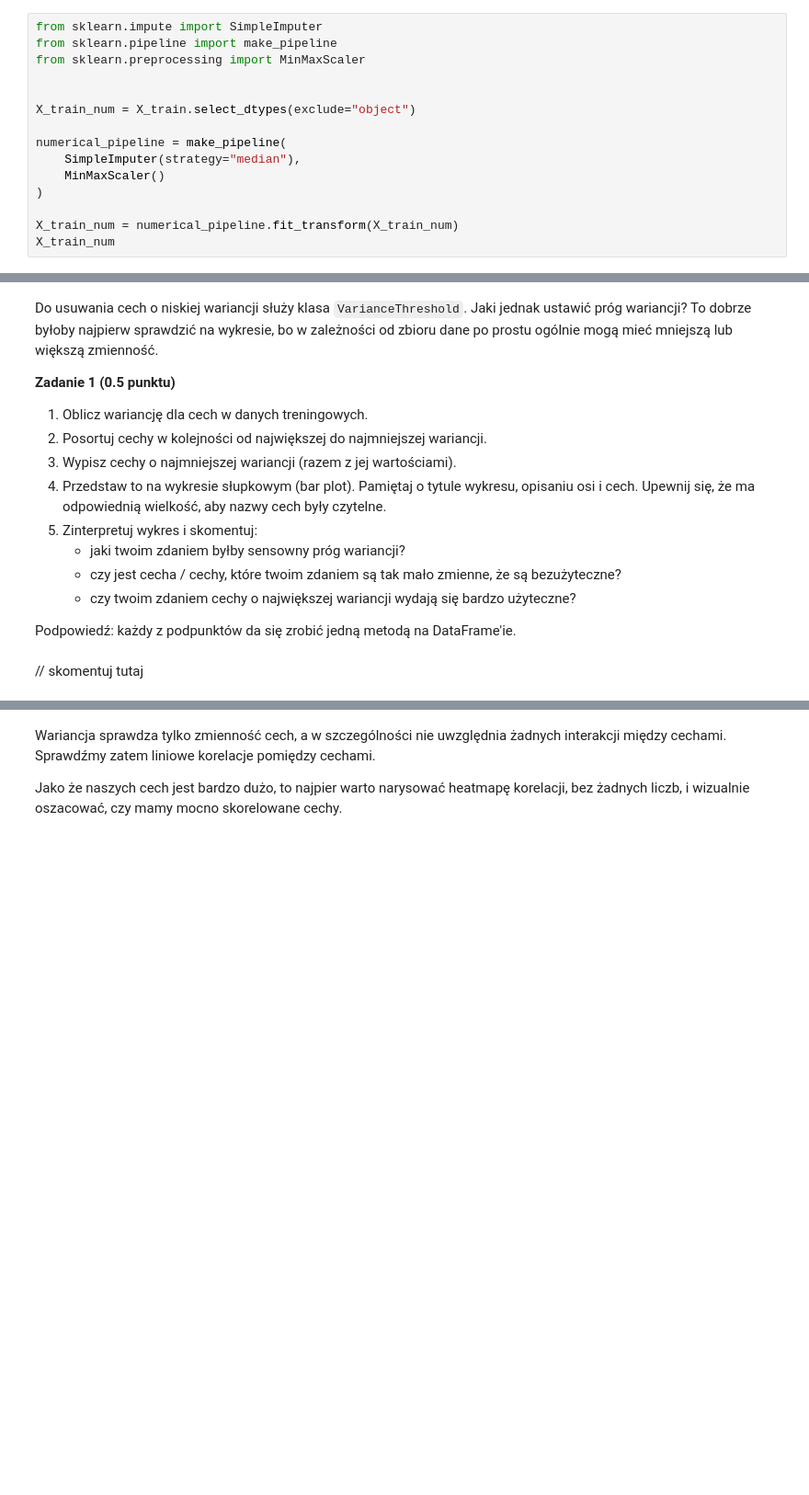
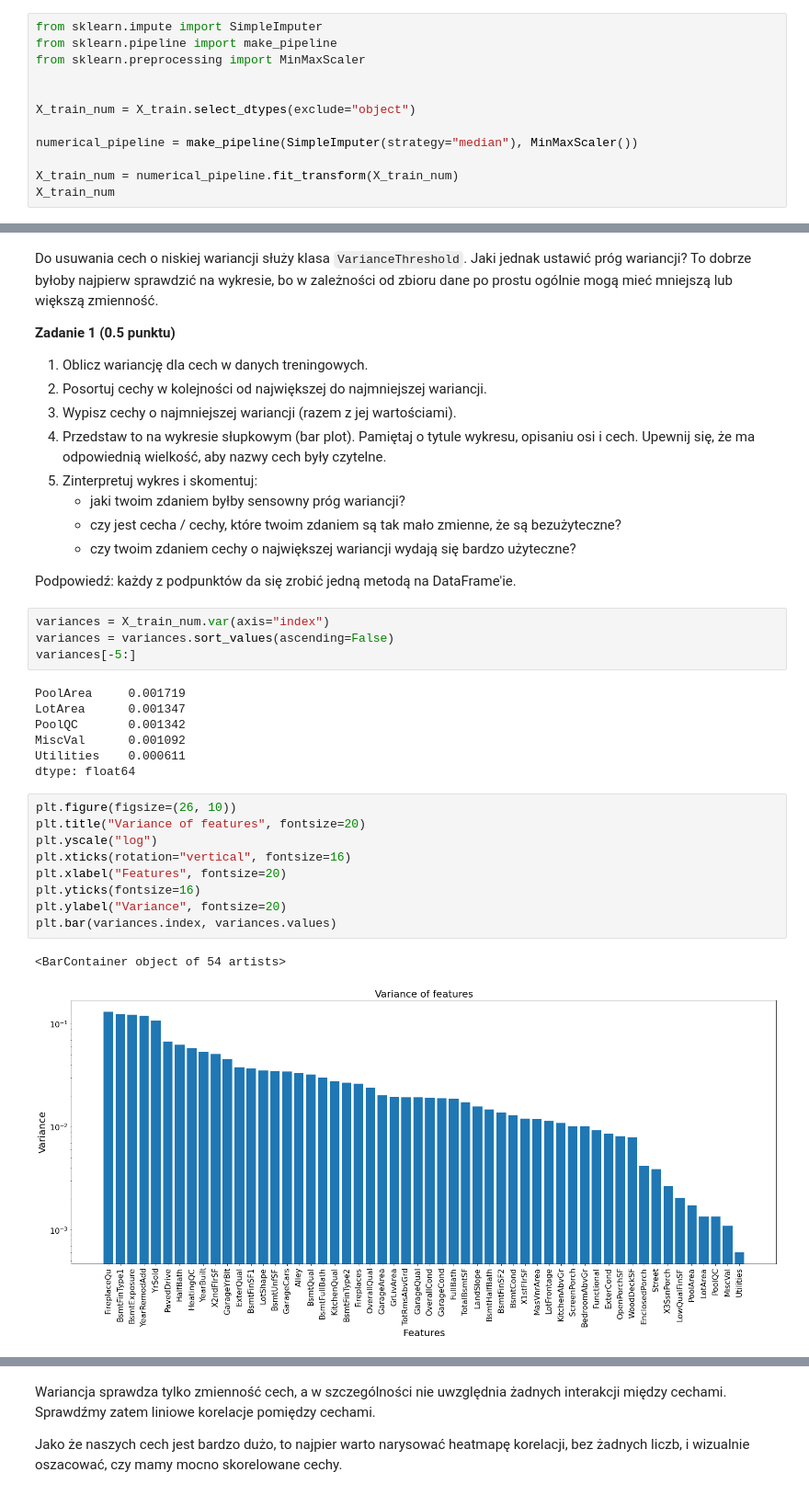
Before and after one commit to pweglik/pum, a Jupyter notebook: lab6/lab6.ipynb, the cells around one changed output, grey strips where cells are left out. Shown: that part at 92% size. Cells and saved outputs as stored; diff of their text form; blank space fills up the shorter version.

```diff
--- a/lab6/lab6.ipynb
+++ b/lab6/lab6.ipynb
@@ -259,10 +275,7 @@ from sklearn.preprocessing import MinMaxScaler
 
 X_train_num = X_train.select_dtypes(exclude="object")
 
-numerical_pipeline = make_pipeline(
-    SimpleImputer(strategy="median"),
-    MinMaxScaler()
-)
+numerical_pipeline = make_pipeline(SimpleImputer(strategy="median"), MinMaxScaler())
 
 X_train_num = numerical_pipeline.fit_transform(X_train_num)
 X_train_num
@@ -281,5 +308,26 @@ Do usuwania cech o niskiej wariancji służy klasa `VarianceThreshold`. Jaki jed
    - czy twoim zdaniem cechy o największej wariancji wydają się bardzo użyteczne?
 
 Podpowiedź: każdy z podpunktów da się zrobić jedną metodą na DataFrame'ie.
-# %% [markdown]
-// skomentuj tutaj
+# %%
+variances = X_train_num.var(axis="index")
+variances = variances.sort_values(ascending=False)
+variances[-5:]
+# %% [output]
+PoolArea     0.001719
+LotArea      0.001347
+PoolQC       0.001342
+MiscVal      0.001092
+Utilities    0.000611
+dtype: float64
+# %%
+plt.figure(figsize=(26, 10))
+plt.title("Variance of features", fontsize=20)
+plt.yscale("log")
+plt.xticks(rotation="vertical", fontsize=16)
+plt.xlabel("Features", fontsize=20)
+plt.yticks(fontsize=16)
+plt.ylabel("Variance", fontsize=20)
+plt.bar(variances.index, variances.values)
+# %% [output]
+<BarContainer object of 54 artists>
+[figure, added]
```
Also changed, not shown: parts of 35 cells of this notebook.
